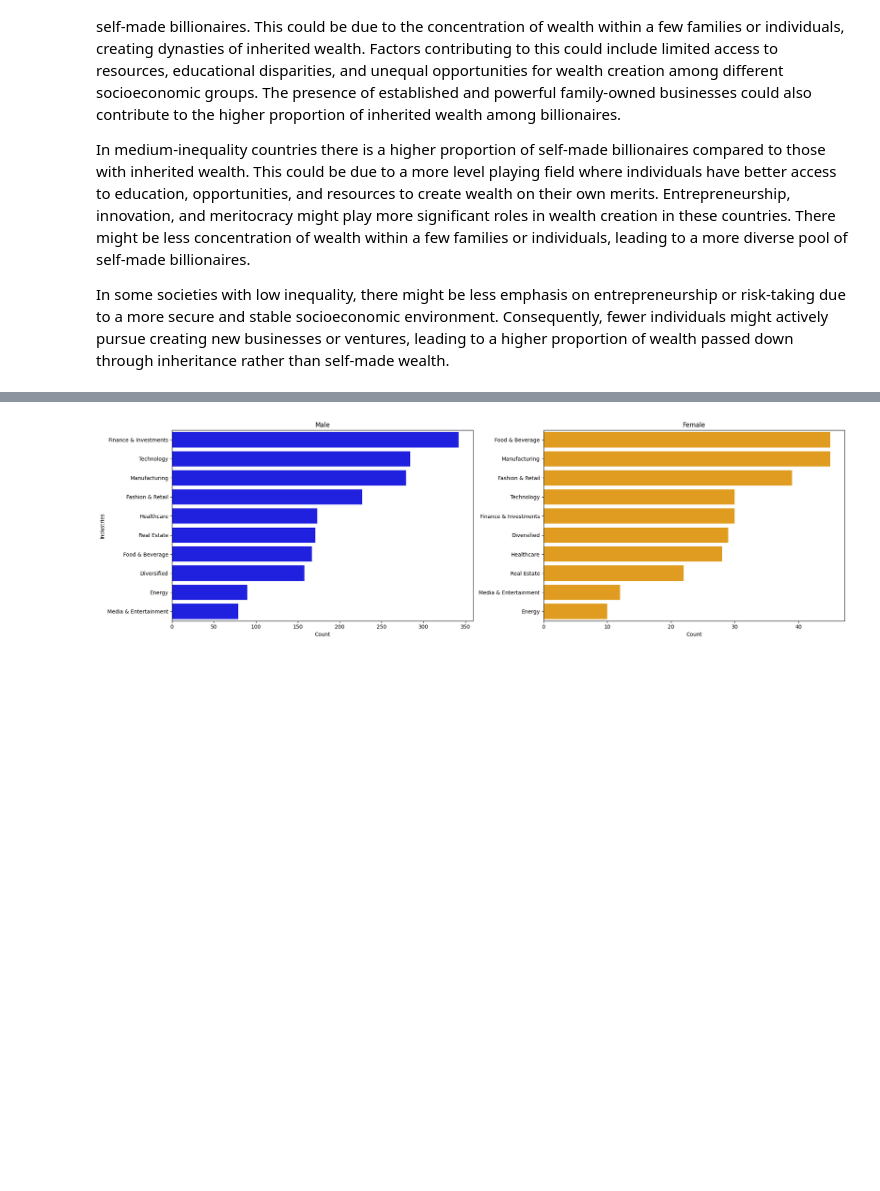
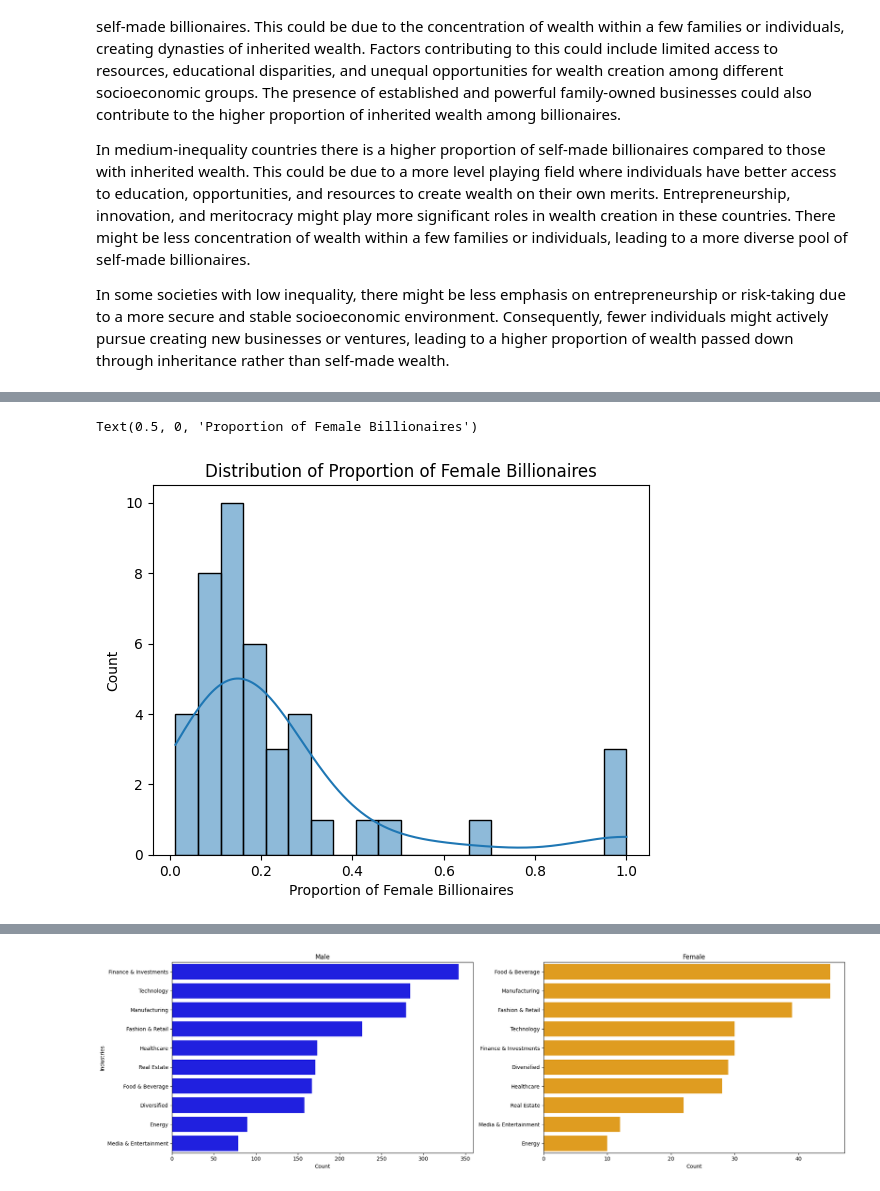
Before and after one commit to ErinZhan2500/SI618FinalProject, a Jupyter notebook: FinalProject.ipynb, the cells around one changed output, grey strips where cells are left out. Cells and saved outputs as stored; diff of their text form; code cells hidden in the pictures; blank space fills up the shorter version.

```diff
--- a/FinalProject.ipynb
+++ b/FinalProject.ipynb
@@ -472,0 +509,7 @@ In some societies with low inequality, there might be less emphasis on entrepren
+# %%
+sns.histplot(data=grouped, x='Female_Proportion', kde=True, bins=20)
+plt.title('Distribution of Proportion of Female Billionaires')
+plt.xlabel('Proportion of Female Billionaires')
+# %% [output]
+Text(0.5, 0, 'Proportion of Female Billionaires')
+[figure, added]
```
Also changed, not shown: parts of 9 cells of this notebook.
